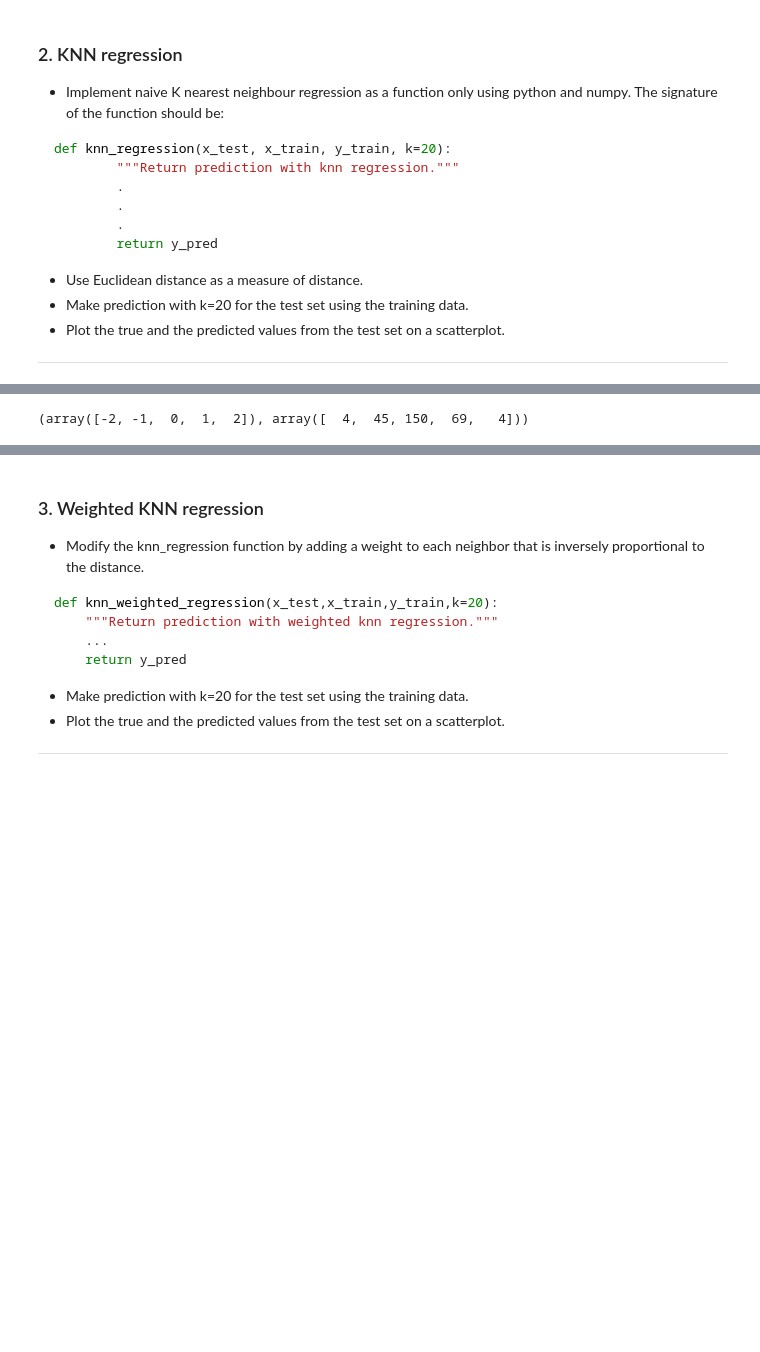
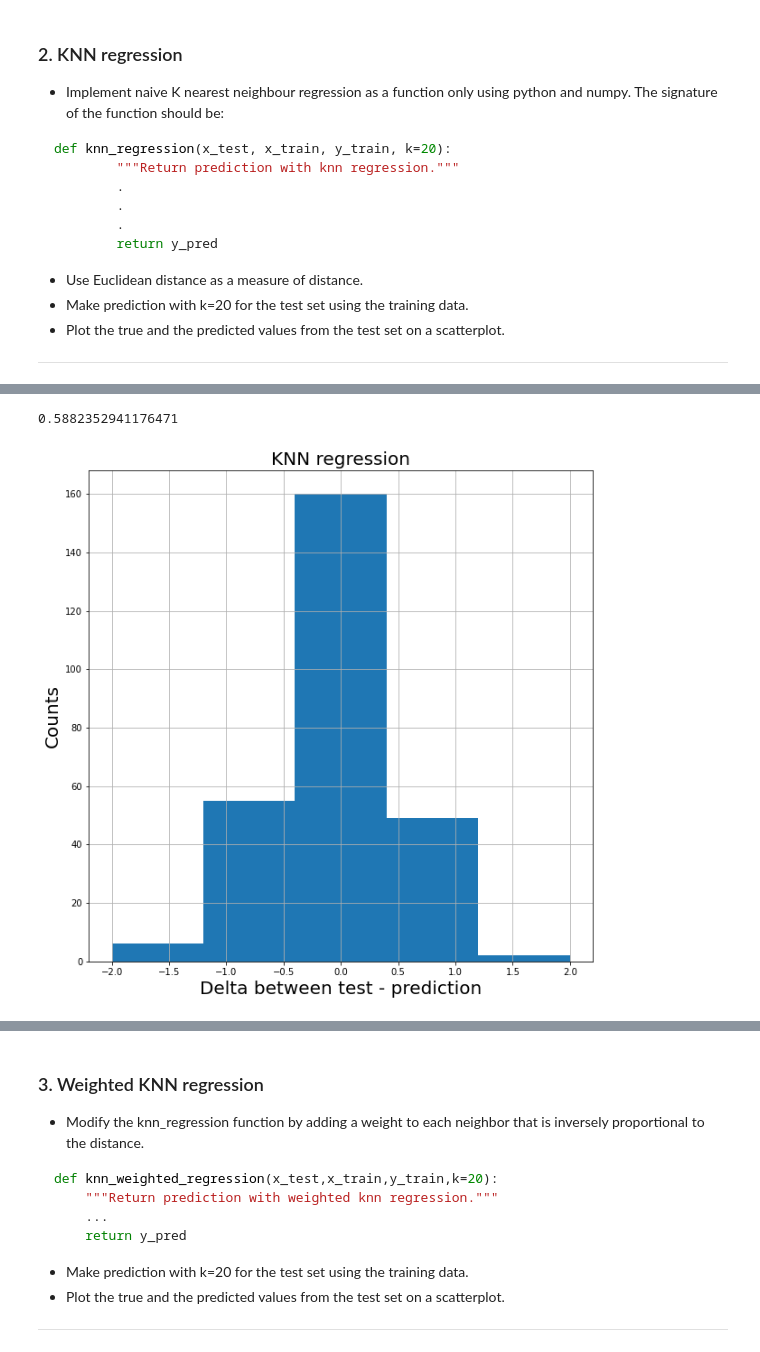
Before and after one commit to barnabasp/ML_Course, a Jupyter notebook: 3/lab03.ipynb, the cells around one changed output, grey strips where cells are left out. Saved outputs shown, nothing was run; the diff lists cells and outputs as text; code cells hidden in the pictures; blank space fills up the shorter version.

```diff
--- a/3/lab03.ipynb
+++ b/3/lab03.ipynb
@@ -208,6 +212,16 @@ y_pred = knn_regression(X_test_norm, X_train_norm, y_train)
-# %%
-np.unique(y_test - y_pred, return_counts=True)
-# %% [output]
-(array([-2, -1,  0,  1,  2]), array([  4,  45, 150,  69,   4]))
+# %%
+accuracy(y_test,y_pred_1)
+# %% [output]
+0.5882352941176471
+# %%
+val_1, _ = np.unique(y_test-y_pred_1,return_counts=True)
+plt.figure(figsize=(10,10))
+plt.hist(y_test-y_pred_1, bins=len(val_1))
+plt.title('KNN regression', fontsize=20)
+plt.xlabel('Delta between test - prediction', fontsize=20)
+plt.ylabel('Counts', fontsize=20)
+plt.grid(True)
+# %% [output]
+[figure, added]
 # %%
 plt.figure(figsize=(10,10))
```
Also changed, not shown: parts of 35 cells of this notebook, 1 other file.
